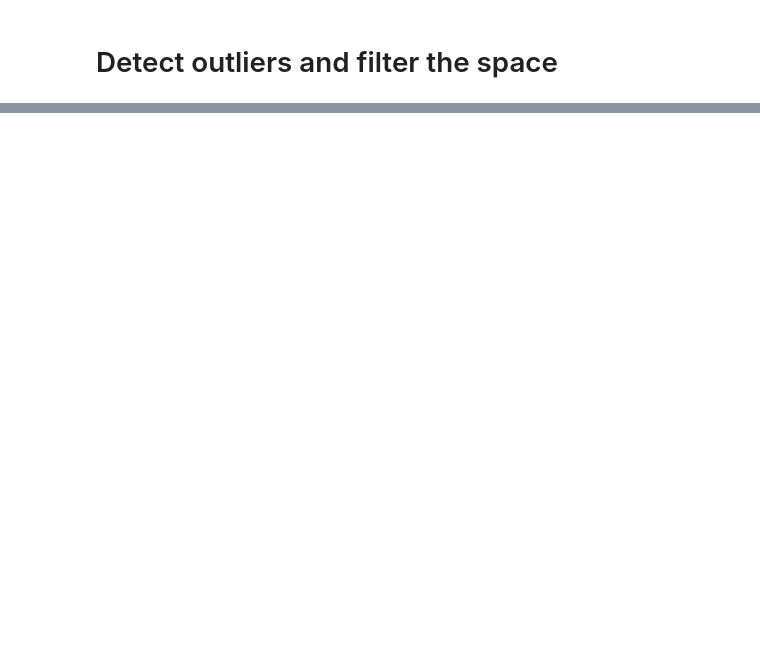
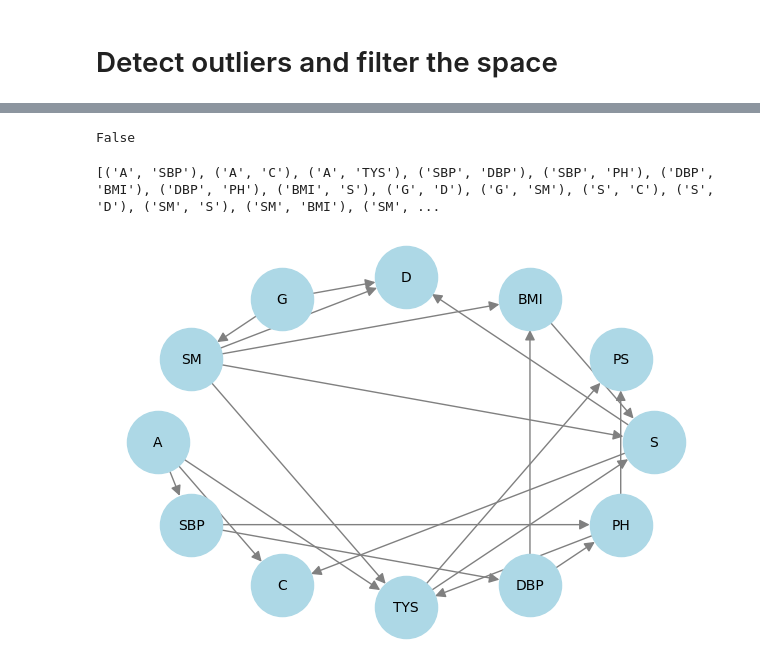
Before and after one commit to TarMatt/Coronary_disease, a Jupyter notebook: uni_project.ipynb, the cells around one changed output, grey strips where cells are left out. Drawn from its saved outputs; the diff is of its cells as text; code cells hidden in the pictures; blank space fills up the shorter version.

```diff
--- a/uni_project.ipynb
+++ b/uni_project.ipynb
@@ -60,2 +77,5 @@ plt.show()
+# %%
+continuous_data_cl.loc[:,'age'] = continuous_data_cl['age'].where((continuous_data_cl['age'] >= 40) & (continuous_data_cl['age'] <= 65))
+continuous_data_cl.loc[:,'age'] = pd.cut(continuous_data_cl.age,bins=[40,49,59,65],labels=[0,1,2],ordered=False).astype(float)
 # %%
 # Create subplots (2 rows, 2 columns)
@@ -80,0 +114,11 @@ plt.show()
+# %%
+continuous_data_cl.columns=['A','C','SBP','DBP','BMI','G']
+discrete_data.columns = ['S','SM','PS','PH','D','TYS']
+
+dataset = pd.concat([continuous_data_cl,discrete_data],axis=1)
+
+encoder = LabelEncoder()
+
+for col in dataset.columns :
+    dataset[col] = encoder.fit_transform(dataset[col])
+dataset.head()
@@ -80,0 +132,40 @@ plt.show()
+# %%
+from pgmpy.estimators.CITests import chi_square
+
+print(chi_square(X='A',Y='SM', Z=[] ,data=dataset, significance_level = 0.05))
+# %% [output]
+False
+# %%
+fixed_edges = [('A','BMI'),('G','BMI'),('S','BMI'),
+               ('A','C'),('A','G'),('BMI','G'),('BMI','C')]
+forbidden_edges= [(var,"A") for var in dataset.columns if var != "A"] + \
+                  [(var,"G") for var in dataset.columns if var != "G"] + \
+                      [(var,"SM") for var in dataset.columns if var != "G"]
+
+hill = HillClimbSearch(dataset)
+best_model = hill.estimate(scoring_method=AICScore(dataset),black_list=forbidden_edges)
+nodes = best_model.nodes()
+edges = best_model.edges()
+
+print(edges)
+# %% [output]
+[('A', 'SBP'), ('A', 'C'), ('A', 'TYS'), ('SBP', 'DBP'), ('SBP', 'PH'), ('DBP', 'BMI'), ('DBP', 'PH'), ('BMI', 'S'), ('G', 'D'), ('G', 'SM'), ('S', 'C'), ('S', 'D'), ('SM', 'S'), ('SM', 'BMI'), ('SM', ...
+# %%
+import networkx as nx
+import matplotlib.pyplot as plt
+
+# Create a pgmpy model
+model = BayesianNetwork(edges)
+
+# Convert to a networkx graph
+G = nx.DiGraph()
+G.add_edges_from(model.edges())
+
+# Draw the graph
+plt.figure(figsize=(6, 4))
+pos = nx.shell_layout(G)  # Layout for better visualization
+nx.draw(G, pos, with_labels=True, node_color="lightblue", edge_color="gray", node_size=2000, font_size=10, arrowsize=15)
+
+plt.show()
+# %% [output]
+[figure, added]
```
Also changed, not shown: parts of 10 cells of this notebook.
